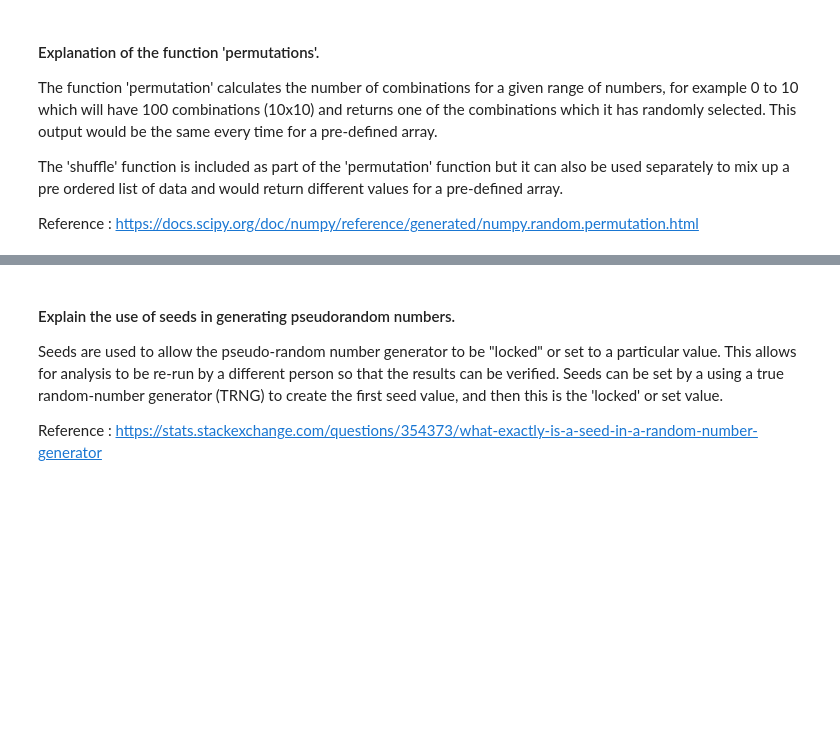
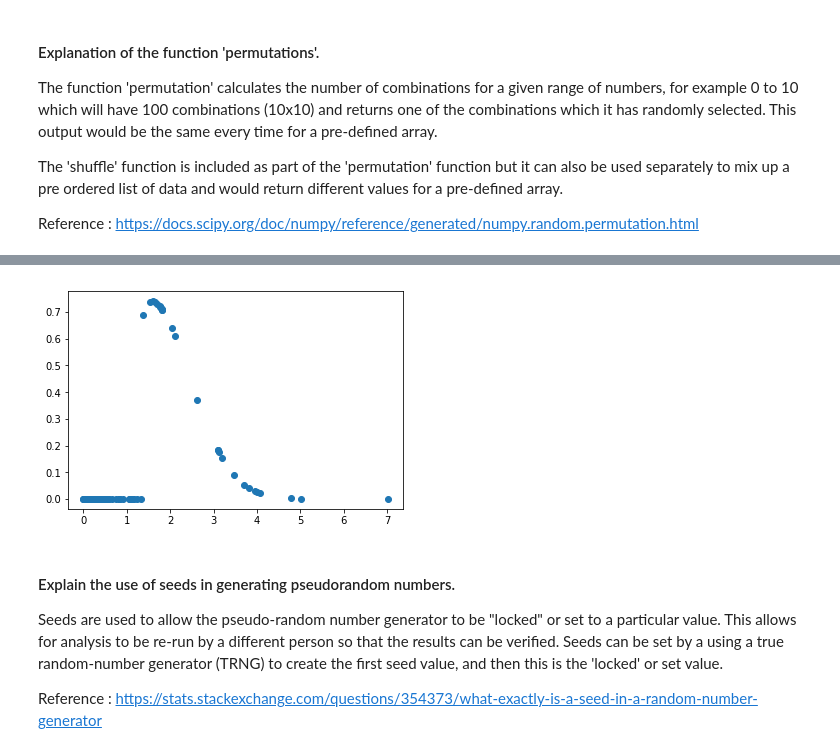
Before and after one commit to MayoMary/Programming-for-DA, a Jupyter notebook: Assignment - Numpy.random.ipynb, the cells around one changed output, grey strips where cells are left out. Saved outputs shown, nothing was run; the diff lists cells and outputs as text; code cells hidden in the pictures; blank space fills up the shorter version.

```diff
--- a/Assignment - Numpy.random.ipynb
+++ b/Assignment - Numpy.random.ipynb
@@ -305,3 +288,23 @@ As the degrees of freedom increase, the chi-square curve approaches a normal dis
+# %%
+# Chi Squared funtion in Numpy package
+# numpy.random.chisquare
+
+# Chi squared requires theh folowing:
+# degrees of freedom = 1
+# the size of the outputs\datapoints = 100
+
+c=np.random.chisquare(1, 100)
+# %%
+# Plot the outputs
+
+# From SKleran library to import scipy.stats as stats
+import scipy.stats as stats
+fit = stats.chi.pdf(c, np.mean(c), np.std(c))
+#this is to get the mean and the std dev to chart the data
+plt.plot(c,fit,'o')
+plt.show()
+# %% [output]
+[figure, added]
 # %% [markdown]
 #### Explain the use of seeds in generating pseudorandom numbers.
 
```
Also changed, not shown: parts of 19 cells of this notebook.
